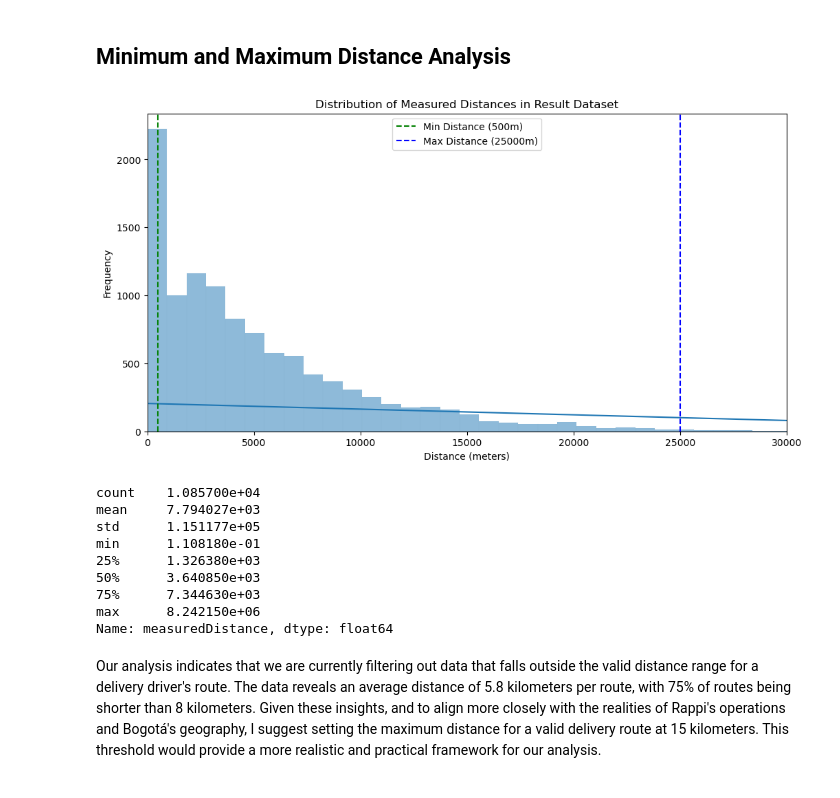
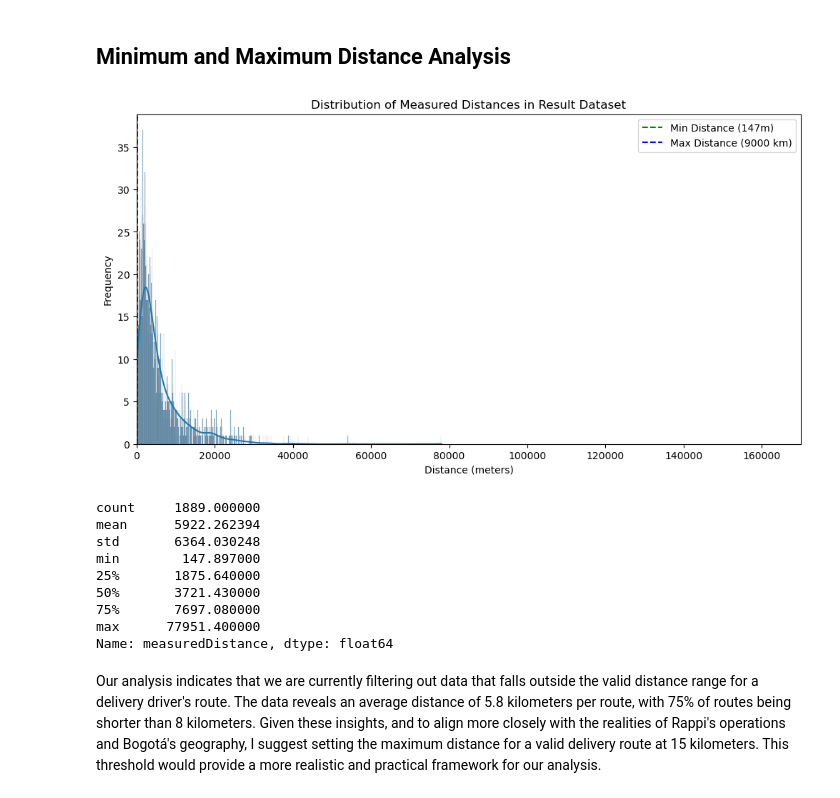
Before and after one commit to rodacreditos/celo_delivery_drivers_chain, a Jupyter notebook: result_processed_tribu_data_analysis.ipynb, the cells around one changed output. Saved outputs shown, nothing was run; the diff lists cells and outputs as text; code cells hidden in the pictures.

Commit message:
analyzed output from the pipeline

```diff
--- a/result_processed_tribu_data_analysis.ipynb
+++ b/result_processed_tribu_data_analysis.ipynb
@@ -4,9 +4,9 @@
 import pandas as pd
 
 INPUT_DATETIME_FORMAT = "%m/%d/%y %H:%M"
-OUTPUT_DATETIME_FORMAT = "%Y-%m-%d %H:%M"
+OUTPUT_DATETIME_FORMAT = "%Y-%m-%d %H:%M:%S"
 
-original_df = pd.read_csv("./results/datos_roda_processed.csv")
+original_df = pd.read_csv("/home/james/Downloads/7c391fcf-3bac-4238-b81c-36c1cdcb794d.csv")
 original_df['timestampStart'] = pd.to_datetime(original_df['timestampStart'], format=OUTPUT_DATETIME_FORMAT)
 original_df['timestampEnd'] = pd.to_datetime(original_df['timestampEnd'], format=OUTPUT_DATETIME_FORMAT)
 original_df['date'] = original_df['timestampStart'].dt.strftime("%Y-%m-%d")
@@ -36,37 +36,37 @@ The result dataset shows there is not any device logging over 30 delivery routes
 # %%
 import matplotlib.pyplot as plt
 import seaborn as sns
 
 # Analyzing the distribution of measured distances
 plt.figure(figsize=(12, 6))
-sns.histplot(original_df['measuredDistance'], bins=9000, kde=True)
+sns.histplot(original_df['measuredDistance'], bins=1000, kde=True)
 plt.title('Distribution of Measured Distances in Result Dataset')
 plt.xlabel('Distance (meters)')
 plt.ylabel('Frequency')
 
 # Setting x-axis limits to focus on the area with more routes
 # For example, focusing on distances less than 500 meters
-plt.xlim(0, 30000)
+plt.xlim(0, 170000)
 
 # initial and proposed thresholds
-plt.axvline(500, color='g', linestyle='--', label='Min Distance (500m)')
-plt.axvline(25000, color='b', linestyle='--', label='Max Distance (25000m)')
+plt.axvline(147, color='g', linestyle='--', label='Min Distance (147m)')
+plt.axvline(9000000, color='b', linestyle='--', label='Max Distance (9000 km)')
 plt.legend()
 plt.show()
 
 # Display basic statistical details of the measured distances
 distance_stats = original_df['measuredDistance'].describe()
 print(distance_stats)
 # %% [output]
-[figure, old version]
+[figure, new version]
-count    1.085700e+04
-mean     7.794027e+03
-std      1.151177e+05
-min      1.108180e-01
-25%      1.326380e+03
-50%      3.640850e+03
-75%      7.344630e+03
-max      8.242150e+06
+count     1889.000000
+mean      5922.262394
+std       6364.030248
+min        147.897000
+25%       1875.640000
+50%       3721.430000
+75%       7697.080000
+max      77951.400000
 Name: measuredDistance, dtype: float64
 # %% [markdown]
 Our analysis indicates that we are currently filtering out data that falls outside the valid distance range for a delivery driver's route. The data reveals an average distance of 5.8 kilometers per route, with 75% of routes being shorter than 8 kilometers. Given these insights, and to align more closely with the realities of Rappi's operations and Bogotá's geography, I suggest setting the maximum distance for a valid delivery route at 15 kilometers. This threshold would provide a more realistic and practical framework for our analysis.
```
Also changed, not shown: parts of 2 cells of this notebook.
